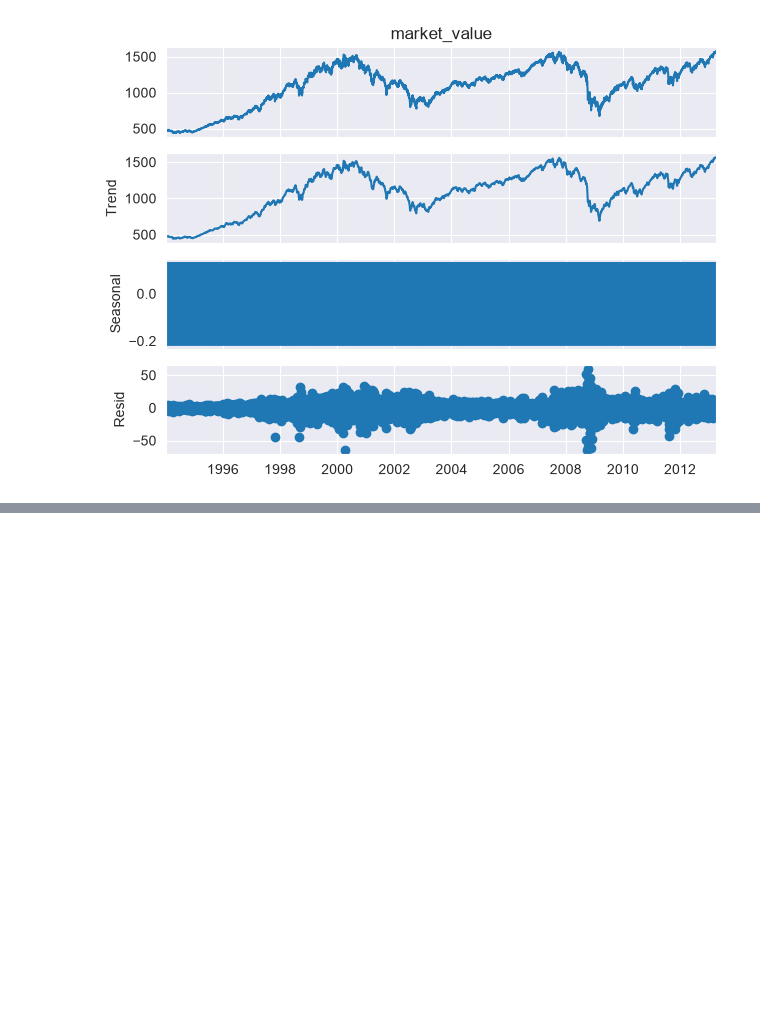
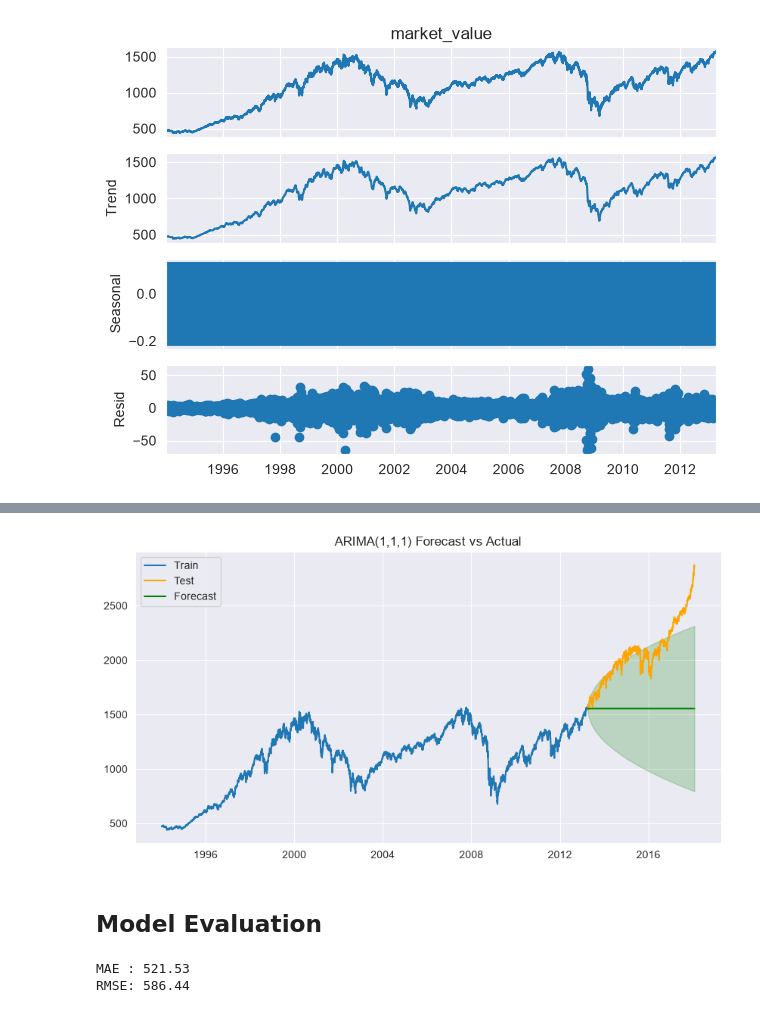
Before and after one commit to WillardDev/Advanced_Machine_Learning, a Jupyter notebook: Time_Series.ipynb, the cells around one changed output, grey strips where cells are left out. Drawn from its saved outputs; the diff is of its cells as text; code cells hidden in the pictures; blank space fills up the shorter version.

```diff
--- a/Time_Series.ipynb
+++ b/Time_Series.ipynb
@@ -322,0 +380,4 @@ plt.show()
+# %%
+model_ar_1_1_1_ma_1 = ARIMA(df.market_value, order=(1,1,1))
+results_ar_1_1_1_ma_1 = model_ar_1_1_1_ma_1.fit()
+results_ar_1_1_1_ma_1.summary()
@@ -322,0 +403,35 @@ plt.show()
+# %%
+# Forecast the same number of steps as the test set
+n_steps = len(df_test)
+forecast_obj = results_ar_1_1_1_ma_1.get_forecast(steps=n_steps)
+
+# Extract predicted mean and confidence intervals
+y_pred = forecast_obj.predicted_mean
+conf_int = forecast_obj.conf_int()
+# %%
+plt.figure(figsize=(10,5))
+plt.plot(df.index, df.market_value, label='Train')
+plt.plot(df_test.index, df_test.market_value, label='Test', color='orange')
+plt.plot(y_pred.index, y_pred, label='Forecast', color='green')
+plt.fill_between(conf_int.index,
+                 conf_int.iloc[:,0],
+                 conf_int.iloc[:,1],
+                 color='green', alpha=0.2)
+plt.legend()
+plt.title('ARIMA(1,1,1) Forecast vs Actual')
+plt.show()
+# %% [output]
+[figure, added]
+# %% [markdown]
+## Model Evaluation
+# %%
+from sklearn.metrics import mean_absolute_error, mean_squared_error
+
+mae = mean_absolute_error(df_test.market_value, y_pred)
+rmse = np.sqrt(mean_squared_error(df_test.market_value, y_pred))
+
+print(f"MAE : {mae:.2f}")
+print(f"RMSE: {rmse:.2f}")
+# %% [output]
+MAE : 521.53
+RMSE: 586.44
```
Also changed, not shown: parts of 26 cells of this notebook.
